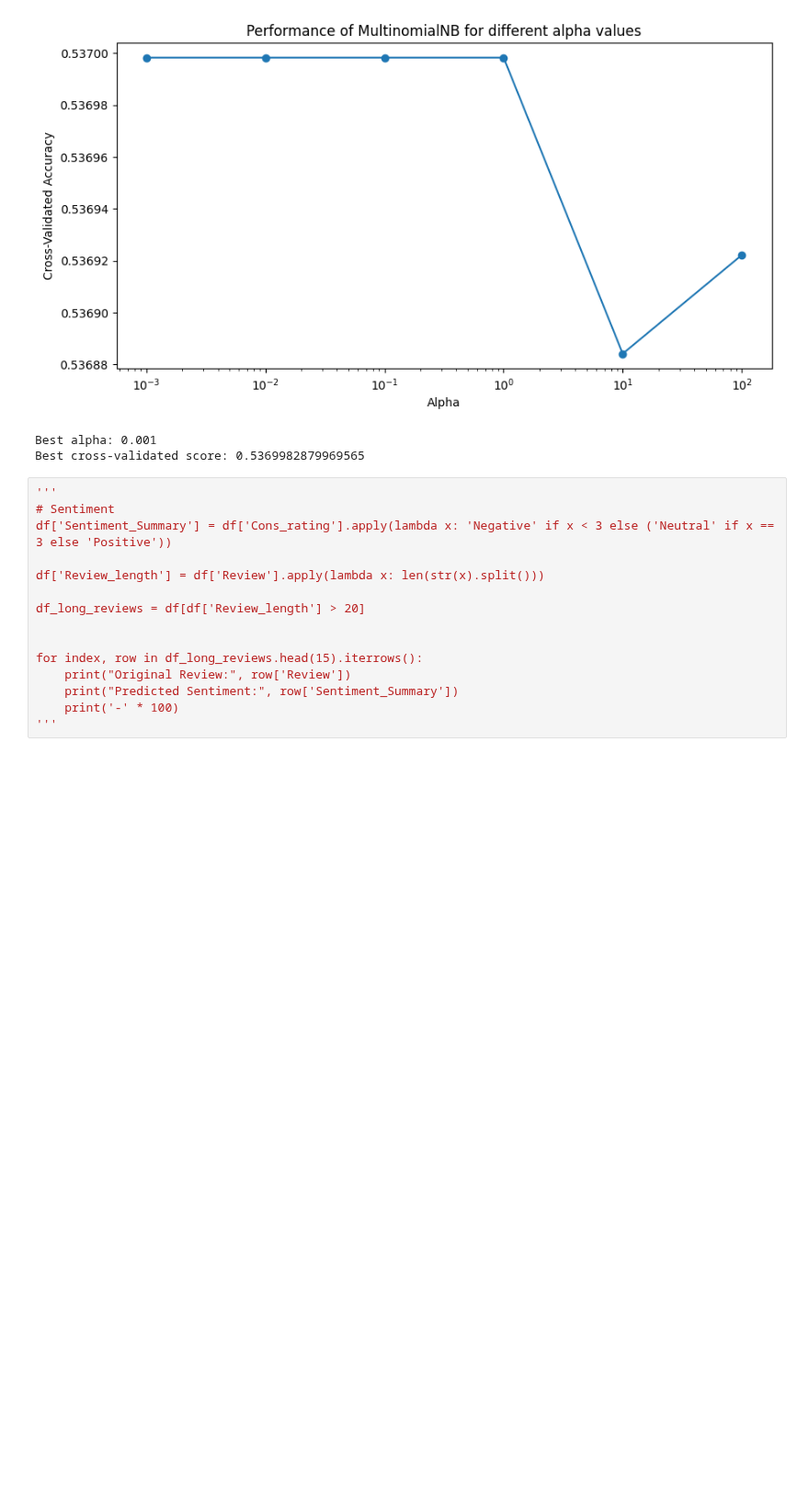
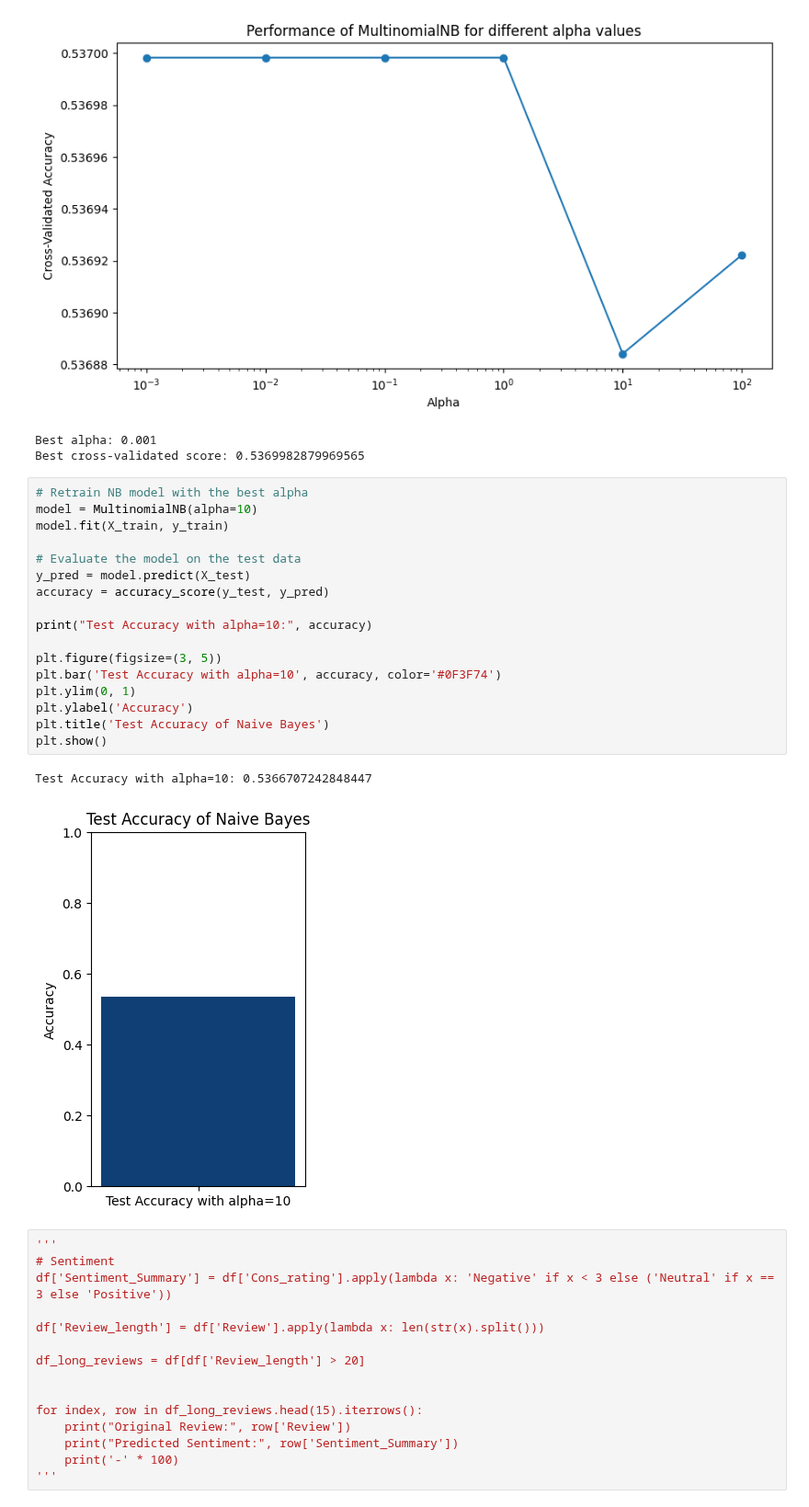
Before and after one commit to Ariamestra/ConsumerReviews, a Jupyter notebook: project_part2.ipynb, the cells around one changed output. Shown at 92% size. Cells and saved outputs as stored; diff of their text form; blank space fills up the shorter version.

```diff
--- a/project_part2.ipynb
+++ b/project_part2.ipynb
@@ -300,6 +328,26 @@ print(f"Best cross-validated score: {best_score}")
 [figure]
 Best alpha: 0.001
 Best cross-validated score: 0.5369982879969565
+# %%
+# Retrain NB model with the best alpha
+model = MultinomialNB(alpha=10)
+model.fit(X_train, y_train)
+
+# Evaluate the model on the test data
+y_pred = model.predict(X_test)
+accuracy = accuracy_score(y_test, y_pred)
+
+print("Test Accuracy with alpha=10:", accuracy)
+
+plt.figure(figsize=(3, 5))
+plt.bar('Test Accuracy with alpha=10', accuracy, color='#0F3F74')
+plt.ylim(0, 1)
+plt.ylabel('Accuracy')
+plt.title('Test Accuracy of Naive Bayes')
+plt.show()
+# %% [output]
+Test Accuracy with alpha=10: 0.5366707242848447
+[figure, added]
 # %%
 '''
 # Sentiment
```
Also changed, not shown: parts of 10 cells of this notebook.
